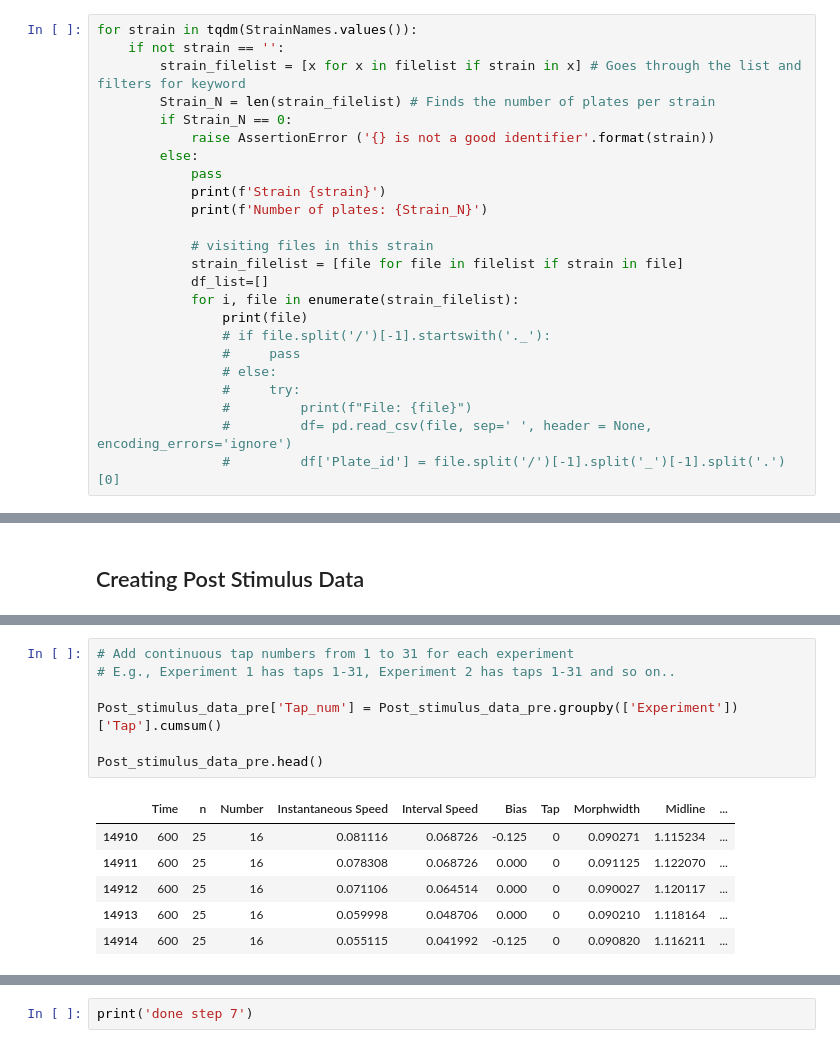
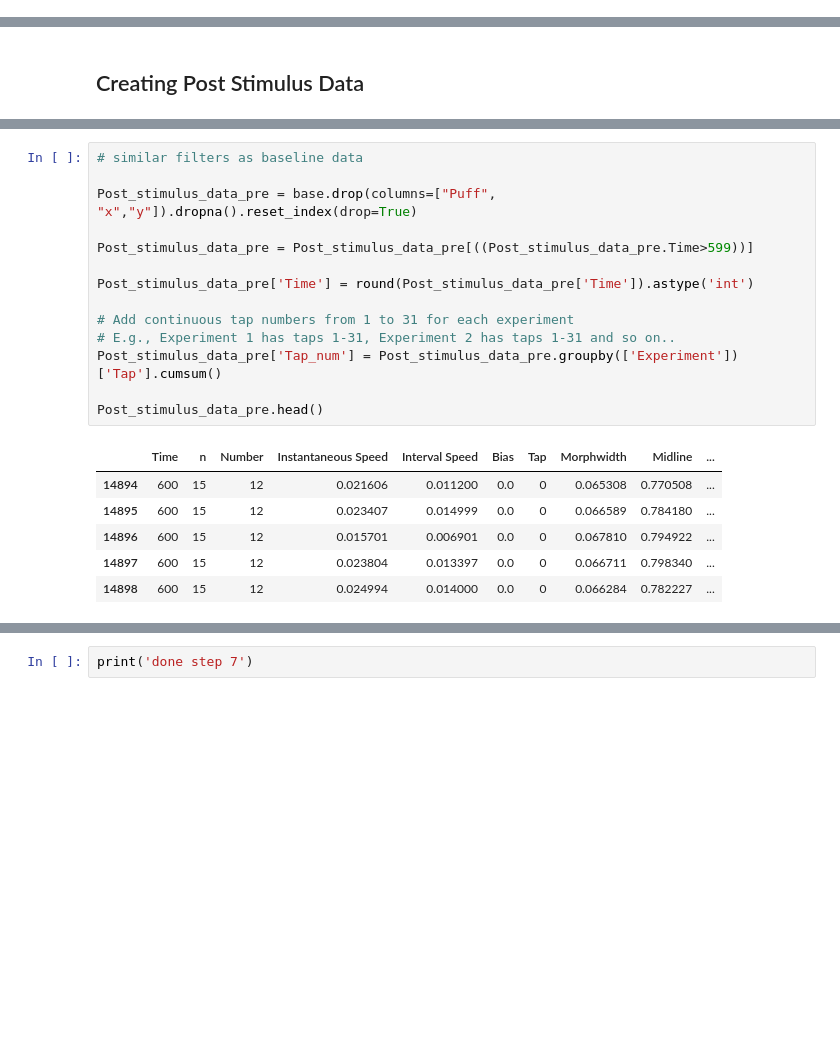
Before and after one commit to JosephLiangUBC/MWT_Dashboard, a Jupyter notebook: Step3_Tap_Baseline_Data_Analyses.ipynb, the cells around one changed output, grey strips where cells are left out. Cells and saved outputs as stored; diff of their text form; blank space fills up the shorter version.

```diff
--- a/Step3_Tap_Baseline_Data_Analyses.ipynb
+++ b/Step3_Tap_Baseline_Data_Analyses.ipynb
@@ -144,24 +123,0 @@ StrainNames
-# %%
-for strain in tqdm(StrainNames.values()):
-    if not strain == '':
-        strain_filelist = [x for x in filelist if strain in x] # Goes through the list and filters for keyword
-        Strain_N = len(strain_filelist) # Finds the number of plates per strain
-        if Strain_N == 0:
-            raise AssertionError ('{} is not a good identifier'.format(strain))
-        else:
-            pass
-            print(f'Strain {strain}')
-            print(f'Number of plates: {Strain_N}')
-
-            # visiting files in this strain
-            strain_filelist = [file for file in filelist if strain in file]
-            df_list=[]
-            for i, file in enumerate(strain_filelist):
-                print(file)
-                # if file.split('/')[-1].startswith('._'):
-                #     pass
-                # else:
-                #     try:
-                #         print(f"File: {file}")
-                #         df= pd.read_csv(file, sep=' ', header = None, encoding_errors='ignore')
-                #         df['Plate_id'] = file.split('/')[-1].split('_')[-1].split('.')[0]
@@ -448,17 +355,24 @@ Post_stimulus_data_pre['Time'] = round(Post_stimulus_data_pre['Time']).astype('i
 # %%
+# similar filters as baseline data
+
+Post_stimulus_data_pre = base.drop(columns=["Puff", "x","y"]).dropna().reset_index(drop=True)
+
+Post_stimulus_data_pre = Post_stimulus_data_pre[((Post_stimulus_data_pre.Time>599))]
+
+Post_stimulus_data_pre['Time'] = round(Post_stimulus_data_pre['Time']).astype('int')
+
 # Add continuous tap numbers from 1 to 31 for each experiment
 # E.g., Experiment 1 has taps 1-31, Experiment 2 has taps 1-31 and so on..
-
 Post_stimulus_data_pre['Tap_num'] = Post_stimulus_data_pre.groupby(['Experiment'])['Tap'].cumsum()
 
 Post_stimulus_data_pre.head()
 # %% [output]
 |  | Time | n | Number | Instantaneous Speed | Interval Speed | Bias | Tap | Morphwidth | Midline | ... |
-| 14910 | 600 | 25 | 16 | 0.081116 | 0.068726 | -0.125 | 0 | 0.090271 | 1.115234 | ... |
-| 14911 | 600 | 25 | 16 | 0.078308 | 0.068726 | 0.000 | 0 | 0.091125 | 1.122070 | ... |
-| 14912 | 600 | 25 | 16 | 0.071106 | 0.064514 | 0.000 | 0 | 0.090027 | 1.120117 | ... |
-| 14913 | 600 | 25 | 16 | 0.059998 | 0.048706 | 0.000 | 0 | 0.090210 | 1.118164 | ... |
-| 14914 | 600 | 25 | 16 | 0.055115 | 0.041992 | -0.125 | 0 | 0.090820 | 1.116211 | ... |
+| 14894 | 600 | 15 | 12 | 0.021606 | 0.011200 | 0.0 | 0 | 0.065308 | 0.770508 | ... |
+| 14895 | 600 | 15 | 12 | 0.023407 | 0.014999 | 0.0 | 0 | 0.066589 | 0.784180 | ... |
+| 14896 | 600 | 15 | 12 | 0.015701 | 0.006901 | 0.0 | 0 | 0.067810 | 0.794922 | ... |
+| 14897 | 600 | 15 | 12 | 0.023804 | 0.013397 | 0.0 | 0 | 0.066711 | 0.798340 | ... |
+| 14898 | 600 | 15 | 12 | 0.024994 | 0.014000 | 0.0 | 0 | 0.066284 | 0.782227 | ... |
 # %%
 # Create windows from 7s to 9.5s post a tap ("Tap"=1) for each experiment
 # and concatenate all these wondows into a single dataframe
```
Also changed, not shown: parts of 15 cells of this notebook, 1 other file.
